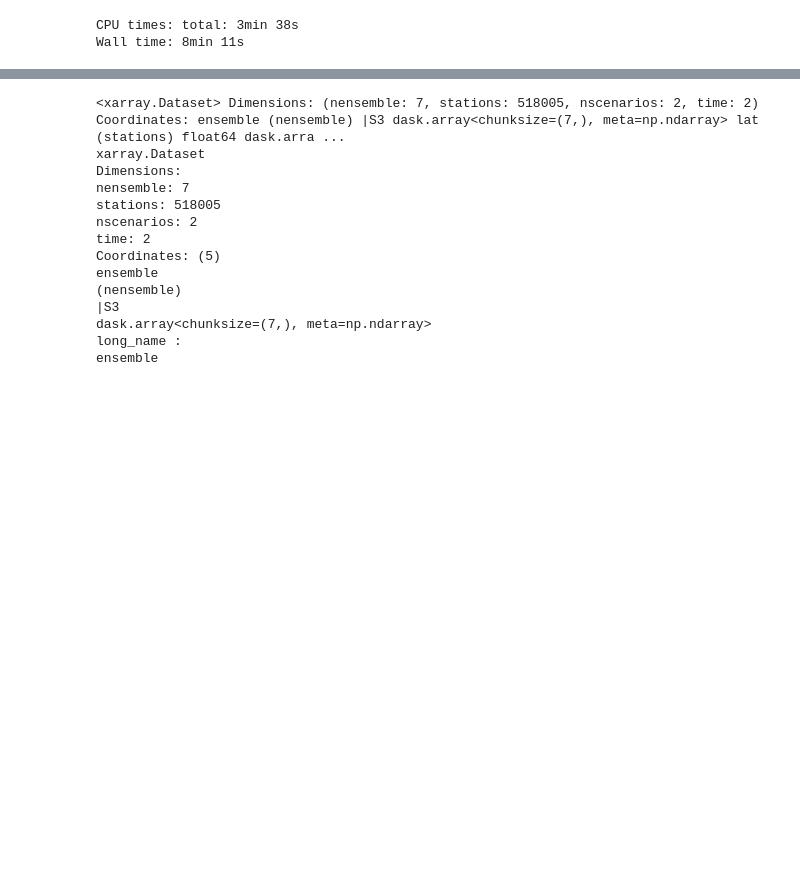
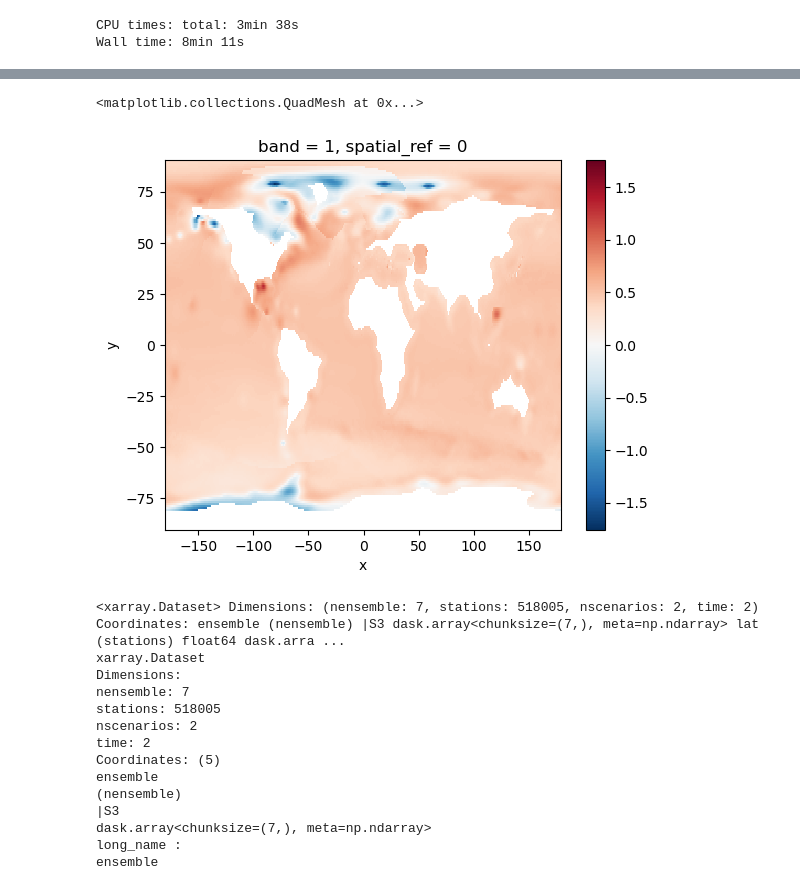
Before and after one commit to Deltares-research/IDP-workbench, a Jupyter notebook: examples/get_data_from_STAC.ipynb, the cells around one changed output, grey strips where cells are left out. Drawn from its saved outputs; the diff is of its cells as text; code cells hidden in the pictures; blank space fills up the shorter version.

Commit message:
Update get_data_from_STAC.ipynb
Loading 4 datasets from 2 catalogs

```diff
--- a/examples/get_data_from_STAC.ipynb
+++ b/examples/get_data_from_STAC.ipynb
@@ -111,0 +92,5 @@ items_ar6_df
+# %%
+yr = 2100  # set year
+ens = 50  # set ensemble [0-100]
+var = "slr"  # set variable
+ccs6 = "1-26"  # set climate change scenario for AR6
@@ -112,2 +121,27 @@ items_ar6_df
+# %%
+# get data
+
+# get AR6 collection and item href
+for i in items_fil6:
+    if i.id == r"ssp=%s/%s_ens%s/%s.tif" % (ccs6, var, float(ens), yr):
+        ar6_item_href = i.assets["data"].href
+
+ar6_item = rio.open_rasterio(ar6_item_href, masked=True)
+ar6_item_corr = ar6_item / 1000
+ar6_item_corr.plot()
+
+# cbar limits
+# vmin = max(
+#     min(np.nanmin(ar5_item), np.nanmin(ar6_item_corr)), -0.2
+# )  # bound to -0.2 if smaller than this value
+# vmax = max(np.nanmax(ar5_item), np.nanmax(ar6_item_corr))
+
+# colormap
+#cwd = pathlib.Path().resolve().parent
+#slev_divl = np.loadtxt(str(pathlib.Path.joinpath(cwd, r"src/coclico/colormaps/slev_div.txt")))
+#slev_div = mcolors.LinearSegmentedColormap.from_list('slev_div', slev_divl/255)
+# %% [output]
+<matplotlib.collections.QuadMesh at 0x...>
+[figure, added]
 # %%
 sc_col = catalog.get_child("sc")
```
Also changed, not shown: parts of 16 cells of this notebook.
